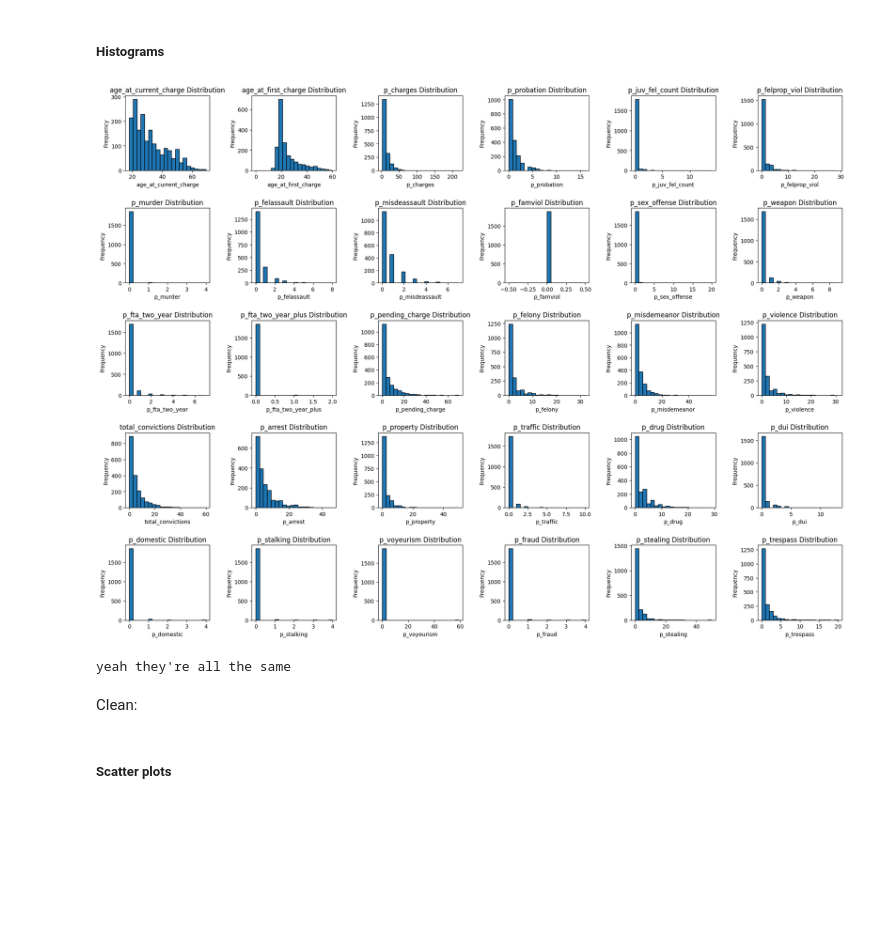
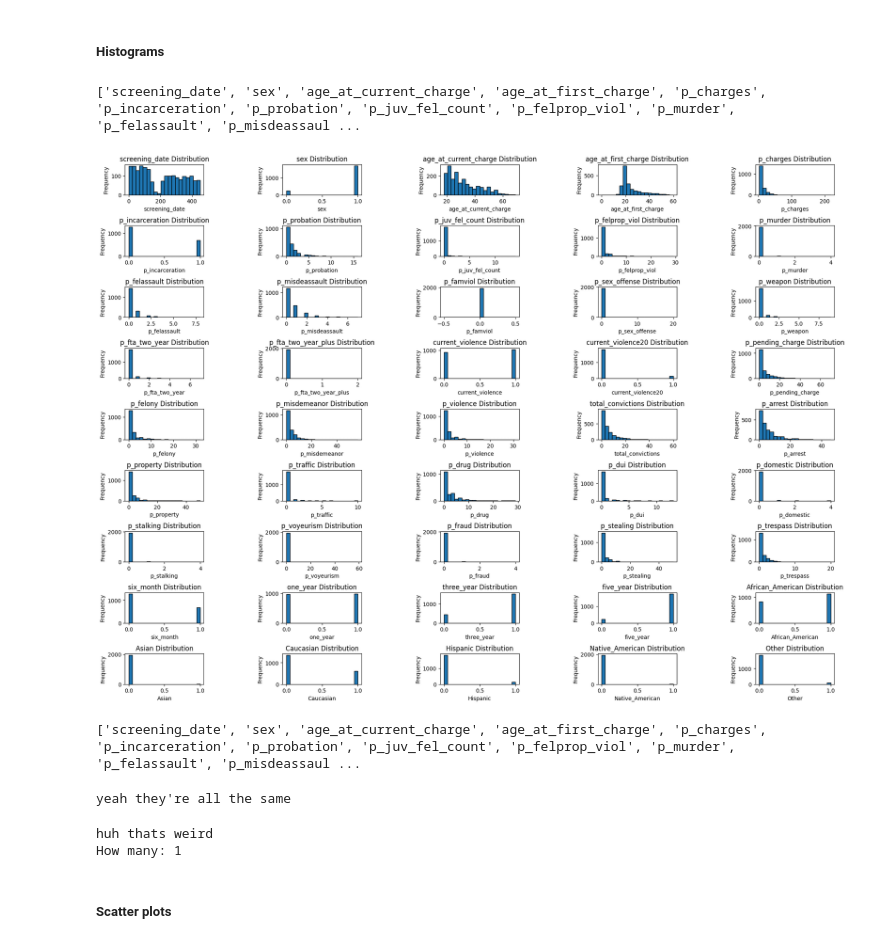
Before and after one commit to LNickelsburg/Interpretable-Recidivism-Predictor, a Jupyter notebook: dataset/data_description.ipynb, the cells around one changed output. Cells and saved outputs as stored; diff of their text form; code cells hidden in the pictures; blank space fills up the shorter version.

Commit message:
data description

```diff
--- a/dataset/data_description.ipynb
+++ b/dataset/data_description.ipynb
@@ -54,37 +80,33 @@ data_types = dataset.dtypes
 # %%
 ### HISTOGRAMS ###
 # to show distribution of data
-# features that could possibly be represented with one:
-numerical_features = ['age_at_current_charge','age_at_first_charge','p_charges',
-                      'p_probation','p_juv_fel_count','p_felprop_viol','p_murder',
-                      'p_felassault','p_misdeassault','p_famviol','p_sex_offense',
-                      'p_weapon','p_fta_two_year','p_fta_two_year_plus',
-                      'p_pending_charge','p_felony','p_misdemeanor','p_violence',
-                      'total_convictions','p_arrest','p_property','p_traffic','p_drug',
-                      'p_dui','p_domestic','p_stalking','p_voyeurism','p_fraud',
-                      'p_stealing','p_trespass']
-
 # display details
-rows = 5
-cols = 6
+cols=5
+rows = (len(features)+cols-1)//cols
 fig, axes = plt.subplots(rows, cols, figsize=(20, 15))
 fig.tight_layout(pad=5.0)
-
+print(features)
 # loop through features
-for i, feature in enumerate(numerical_features):
+for i, feature in enumerate(features):
     row = i // cols
     col = i % cols
     ax = axes[row, col]
-    ax.hist(dataset[feature], bins=20, edgecolor='black')
+    ax.hist(cleaned_data[feature], bins=20, edgecolor='black')
     ax.set_title(f"{feature} Distribution")
     ax.set_xlabel(feature)
     ax.set_ylabel("Frequency")
 
+for n in range(i+1, rows*cols):
+    fig.delaxes(axes.flatten()[n])
+
 # display
-plt.subplots_adjust(hspace=0.5, wspace=0.5)
+plt.subplots_adjust(hspace=1, wspace=1)
 plt.show()
+print(features)
 # %% [output]
+['screening_date', 'sex', 'age_at_current_charge', 'age_at_first_charge', 'p_charges', 'p_incarceration', 'p_probation', 'p_juv_fel_count', 'p_felprop_viol', 'p_murder', 'p_felassault', 'p_misdeassaul ...
-[figure, old version]
+[figure, new version]
+['screening_date', 'sex', 'age_at_current_charge', 'age_at_first_charge', 'p_charges', 'p_incarceration', 'p_probation', 'p_juv_fel_count', 'p_felprop_viol', 'p_murder', 'p_felassault', 'p_misdeassaul ...
 # %%
 # it appears that the variance of feature 'p_famviol' is zero. confirm this:
 if dataset['p_famviol'].max() == dataset['p_famviol'].min():
@@ -93,6 +115,4 @@ else:
     print("nah")
 # %% [output]
 yeah they're all the same
-# %% [markdown]
-Clean:
 # %%
@@ -101,0 +122,14 @@ numerical_features.remove('p_famviol')
+# %%
+# it also looks like theres one person who was first charged at age 0:
+
+if((dataset['age_at_first_charge'] == 0).any()):
+    print("huh thats weird")
+else:
+    print("nah")
+
+# how many are there?
+count = (dataset['age_at_first_charge'] == 0).sum()
+print(f'How many: {count}')
+# %% [output]
+huh thats weird
+How many: 1
```
Also changed, not shown: parts of 16 cells of this notebook.
